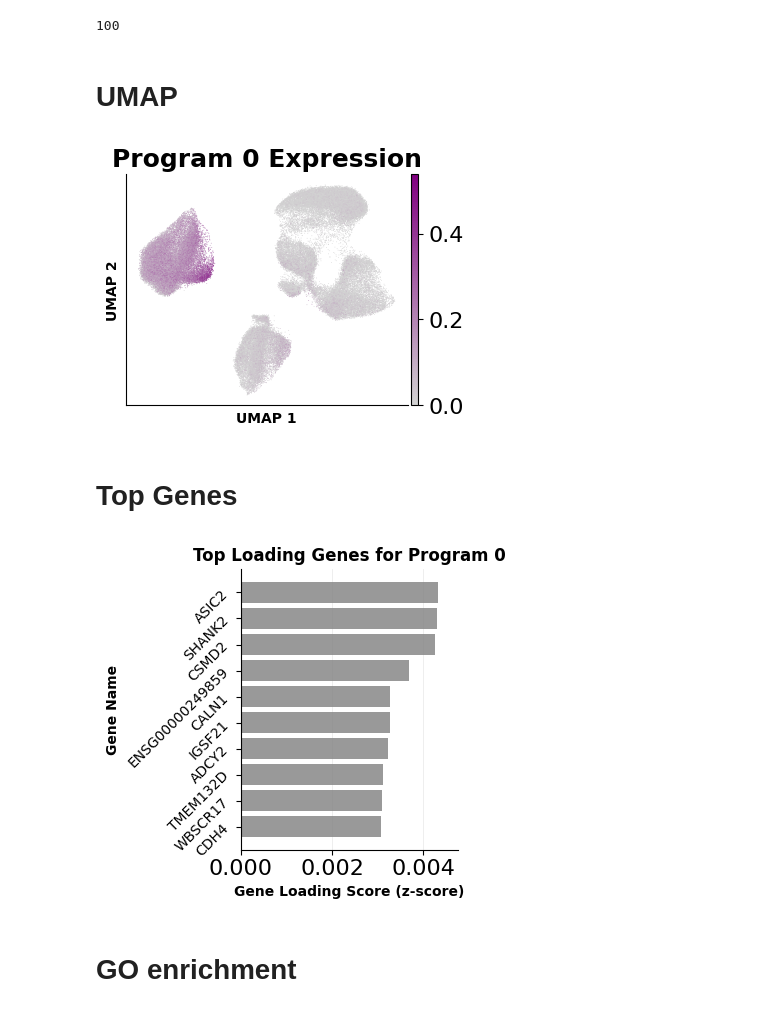
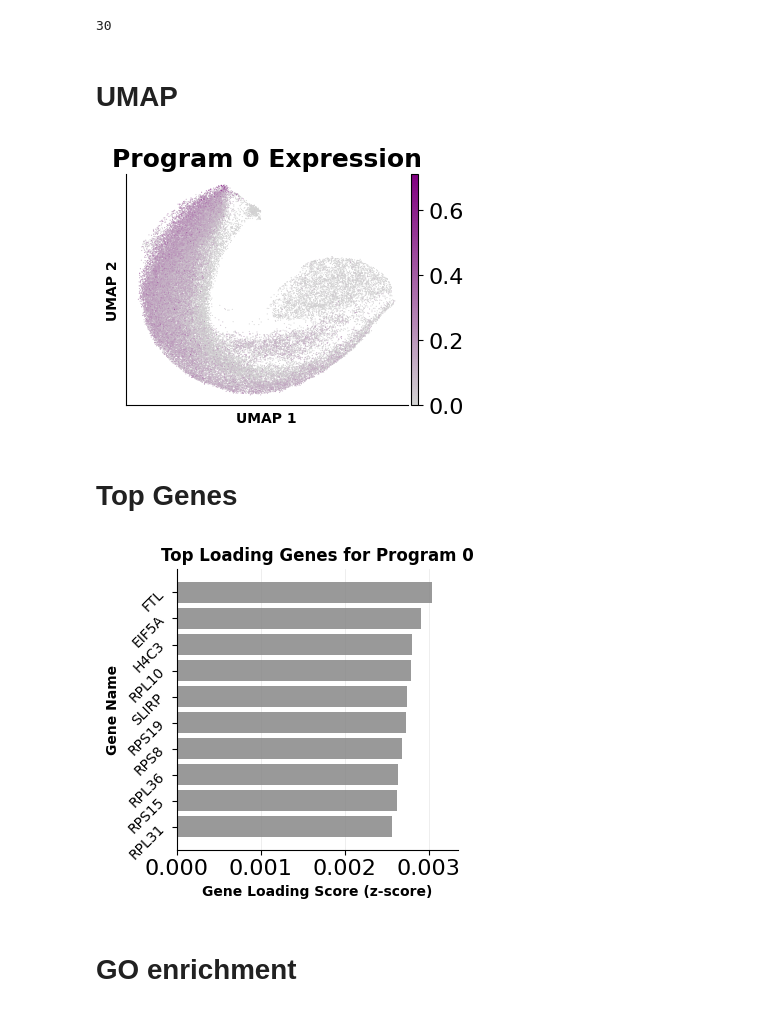
Before and after one commit to EngreitzLab/cNMF_benchmarking, a Jupyter notebook: cNMF_benchmarking_pipeline/Plotting/JupterNote_Version/cNMF_program_analysis.ipynb, the cells around one changed output. Cells and saved outputs as stored; diff of their text form; code cells hidden in the pictures.

```diff
--- a/cNMF_benchmarking_pipeline/Plotting/JupterNote_Version/cNMF_program_analysis.ipynb
+++ b/cNMF_benchmarking_pipeline/Plotting/JupterNote_Version/cNMF_program_analysis.ipynb
@@ -18,0 +21,24 @@ mdata = mu.read(mdata_path)
+# %%
+#IO path
+save_path = "/oak/stanford/groups/engreitz/Users/ymo/cc-perturb-seq/Results/111025_D0_IGVF_10iter_torch_halsvar_batch_e7_v100s_test/Plot"
+
+# data path
+mdata_path = "/oak/stanford/groups/engreitz/Users/ymo/cc-perturb-seq/Results/111025_D0_IGVF_10iter_torch_halsvar_batch_e7_v100s_test/adata/cNMF_30_0_4.h5mu"
+mdata_guide_path = "/oak/stanford/groups/engreitz/Users/ymo/cc-perturb-seq/Data/IGVF_D0_example.h5mu"
+
+# resourse path
+perturb_path = "/oak/stanford/groups/engreitz/Users/ymo/cc-perturb-seq/Results/111025_D0_IGVF_10iter_torch_halsvar_batch_e7_v100s_test/Eval/30_0.4/30_perturbation_association_results_1.txt"
+perturb_path_base = "/oak/stanford/groups/engreitz/Users/ymo/cc-perturb-seq/Results/111025_D0_IGVF_10iter_torch_halsvar_batch_e7_v100s_test/Eval/30_0.4/30_perturbation_association_results"
+file_to_dictionary = "/oak/stanford/groups/engreitz/Users/ymo/Tools/cNMF_benchmarking/cNMF_benchmarking_pipeline/Evaluation/Resources/weissman_guides_with_coordinates.tsv"
+reference_gtf_path="/oak/stanford/groups/engreitz/Users/opushkar/genome/IGVFFI9573KOZR.gtf.gz"
+GO_path = "/oak/stanford/groups/engreitz/Users/ymo/NMF_re-inplementing/Script/Revant_code/orginal_code/analysis/240807_cNMF_eval_pipeline_analysis/100/100_GO_term_enrichment.txt"
+
+# keys
+top_program = 5
+prog_key = 'cNMF'
+data_key = 'rna'
+categorical_key = 'batch'
+sample = ['1', '2', '3']
+# %%
+# read data
+mdata = mu.read_h5mu(mdata_path)
@@ -19,26 +84,35 @@ mdata = mu.read(mdata_path)
+# %%
+# check umap exist
+if 'X_umap' not in mdata['cNMF'].obsm:
+
+    import scanpy as sc
+    sc.tl.pca(mdata['rna'], n_comps=50)
+    sc.pp.neighbors(mdata['rna'])
+    sc.tl.umap(mdata['rna'])
+    mdata['cNMF'].obsm['X_pca'] = mdata['rna'].obsm['X_pca']
+    mdata['cNMF'].obsm['X_umap'] = mdata['rna'].obsm['X_umap']
 # %%
 # get program list
 program_len = len(mdata['cNMF'].var)
 len(mdata['cNMF'].var)
 # %% [output]
-100
+30
 # %% [markdown]
 # UMAP
 # %%
 ax = plot_umap_per_program(mdata, Target_Program = 0 , ax=None,
  color='purple', save_path=None, save_name=None, figsize=(4,3), show=True)
 # %% [output]
-[figure, old version]
+[figure, new version]
 # %% [markdown]
 # Top Genes
 # %%
-file_to_dictionary = "/oak/stanford/groups/engreitz/Users/ymo/Tools/cNMF_benchmarking/cNMF_benchmarking_pipeline/Evaluation/Resources/weissman_guides_with_coordinates.tsv"
 
 ax = plot_top_gene_per_program(mdata, Target_Program = 0,
 num_gene = 10, ax=None, save_path=None, save_name=None,
-figsize=(4, 4), show=True, file_to_dictionary=file_to_dictionary)
+figsize=(4, 4), show=True, file_to_dictionary=None)
 # %% [output]
-[figure, old version]
+[figure, new version]
 # %% [markdown]
 # GO enrichment
 # %%
```
Also changed, not shown: parts of 22 cells of this notebook, 11 other files.
